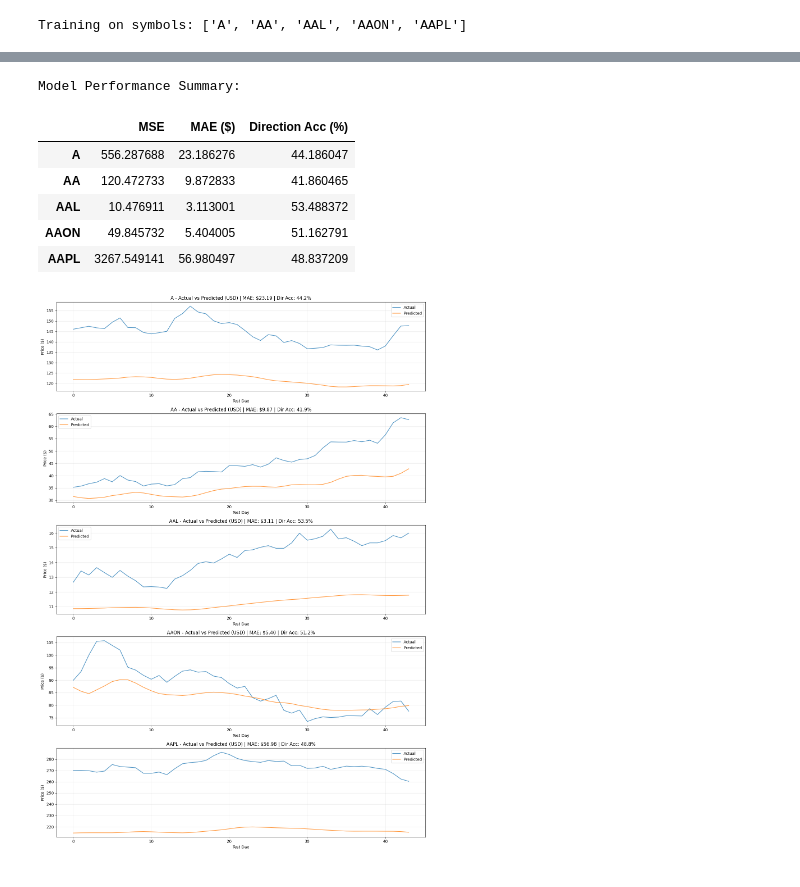
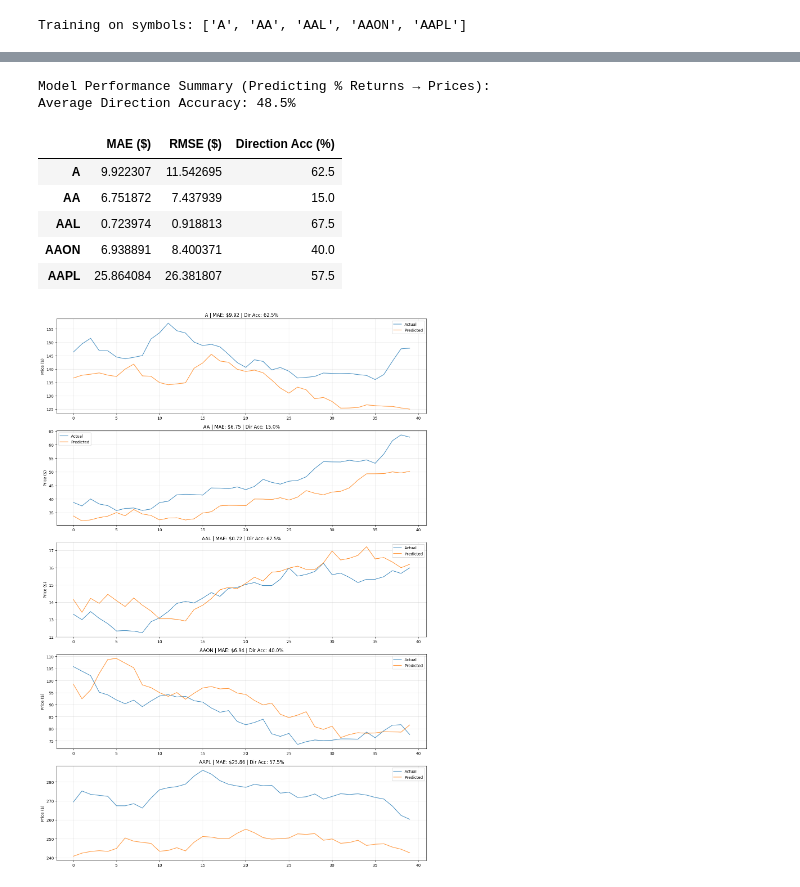
Before and after one commit to Jeff-VA/stock_market_preds_v1, a Jupyter notebook: 3_lstm_stock_prediction.ipynb, the cells around one changed output, grey strips where cells are left out. Saved outputs shown, nothing was run; the diff lists cells and outputs as text; code cells hidden in the pictures.

Commit message:
best LTSM model yet

```diff
--- a/3_lstm_stock_prediction.ipynb
+++ b/3_lstm_stock_prediction.ipynb
@@ -14,6 +14,7 @@ import matplotlib.pyplot as plt
 # Cell 2: Load and Preview Data
 df = pd.read_csv('raw_data/stock_data.csv')
 df['timestamp'] = pd.to_datetime(df['timestamp'])
+df = df.drop(columns=['index'], errors='ignore')  # Drop useless index column
 df = df.sort_values(['symbol', 'timestamp']).reset_index(drop=True)
 print(f"Shape: {df.shape}, Symbols: {df['symbol'].nunique()}")
 df.head()
@@ -41,16 +161,20 @@ Using device: mps
 # %%
-# Cell 4: Data Preparation Function (returns raw prices too for inverse transform)
-def prepare_sequences(data, raw_data, seq_len, features, target):
-    """Create sequences for LSTM training, also return raw target values"""
-    X, y, y_raw = [], [], []
+# Cell 5: Data Preparation - predict N-day cumulative return
+def prepare_sequences(data, raw_data, seq_len, features, horizon=5):
+    """Create sequences for N-day ahead prediction"""
+    X, y, prev_close = [], [], []
     feature_data = data[features].values
-    raw_target = raw_data[target].values
-    target_idx = features.index(target)
+    close_prices = raw_data['close'].values
 
-    for i in range(len(data) - seq_len):
+    # Calculate N-day cumulative return
+    for i in range(len(data) - seq_len - horizon + 1):
         X.append(feature_data[i:i+seq_len])
-        y.append(feature_data[i+seq_len, target_idx])
-        y_raw.append(raw_target[i+seq_len])
+        # Target: return from day (seq_len-1) to day (seq_len + horizon - 1)
+        future_close = close_prices[i + seq_len + horizon - 1]
+        current_close = close_prices[i + seq_len - 1]
+        cumulative_return = (future_close - current_close) / current_close
+        y.append(cumulative_return)
+        prev_close.append(current_close)
 
-    return np.array(X), np.array(y), np.array(y_raw)
+    return np.array(X), np.array(y), np.array(prev_close)
 # %%
@@ -198,35 +385,36 @@ AAPL - MSE: 3267.55, MAE: $56.98, Direction Acc: 48.8%
 # %%
-# Cell 9: Results Summary (with directional accuracy)
+# Cell 10: Results Summary
 results_df = pd.DataFrame({
-    k: {'MSE': v['mse'], 'MAE ($)': v['mae'], 'Direction Acc (%)': v['dir_acc']}
+    k: {'MAE ($)': v['mae'], 'RMSE ($)': np.sqrt(v['mse']), 'Direction Acc (%)': v['dir_acc']}
     for k, v in results.items()
 }).T
-print("\nModel Performance Summary:")
+print("\nModel Performance Summary (Predicting % Returns → Prices):")
+print(f"Average Direction Accuracy: {results_df['Direction Acc (%)'].mean():.1f}%")
 results_df
 # %% [output]
-Model Performance Summary:
+Model Performance Summary (Predicting % Returns → Prices):
+Average Direction Accuracy: 48.5%
-|  | MSE | MAE ($) | Direction Acc (%) |
-| A | 556.287688 | 23.186276 | 44.186047 |
-| AA | 120.472733 | 9.872833 | 41.860465 |
-| AAL | 10.476911 | 3.113001 | 53.488372 |
-| AAON | 49.845732 | 5.404005 | 51.162791 |
-| AAPL | 3267.549141 | 56.980497 | 48.837209 |
+|  | MAE ($) | RMSE ($) | Direction Acc (%) |
+| A | 9.922307 | 11.542695 | 62.5 |
+| AA | 6.751872 | 7.437939 | 15.0 |
+| AAL | 0.723974 | 0.918813 | 67.5 |
+| AAON | 6.938891 | 8.400371 | 40.0 |
+| AAPL | 25.864084 | 26.381807 | 57.5 |
 # %%
-# Cell 10: Visualize Predictions (Actual Prices, not normalized)
+# Cell 11: Visualize Price Predictions
 fig, axes = plt.subplots(len(results), 1, figsize=(14, 4*len(results)))
 if len(results) == 1:
     axes = [axes]
 
 for ax, (symbol, res) in zip(axes, results.items()):
     ax.plot(res['y_test'], label='Actual', alpha=0.8, linewidth=1.5)
     ax.plot(res['preds'], label='Predicted', alpha=0.8, linewidth=1.5)
-    ax.set_title(f'{symbol} - Actual vs Predicted (USD) | MAE: ${res["mae"]:.2f} | Dir Acc: {res["dir_acc"]:.1f}%')
+    ax.set_title(f'{symbol} | MAE: ${res["mae"]:.2f} | Dir Acc: {res["dir_acc"]:.1f}%')
     ax.set_ylabel('Price ($)')
-    ax.set_xlabel('Test Day')
     ax.legend()
     ax.grid(True, alpha=0.3)
 
 plt.tight_layout()
 plt.show()
 # %% [output]
-[figure, old version]
+[figure, new version]
```
Also changed, not shown: parts of 9 cells of this notebook.
